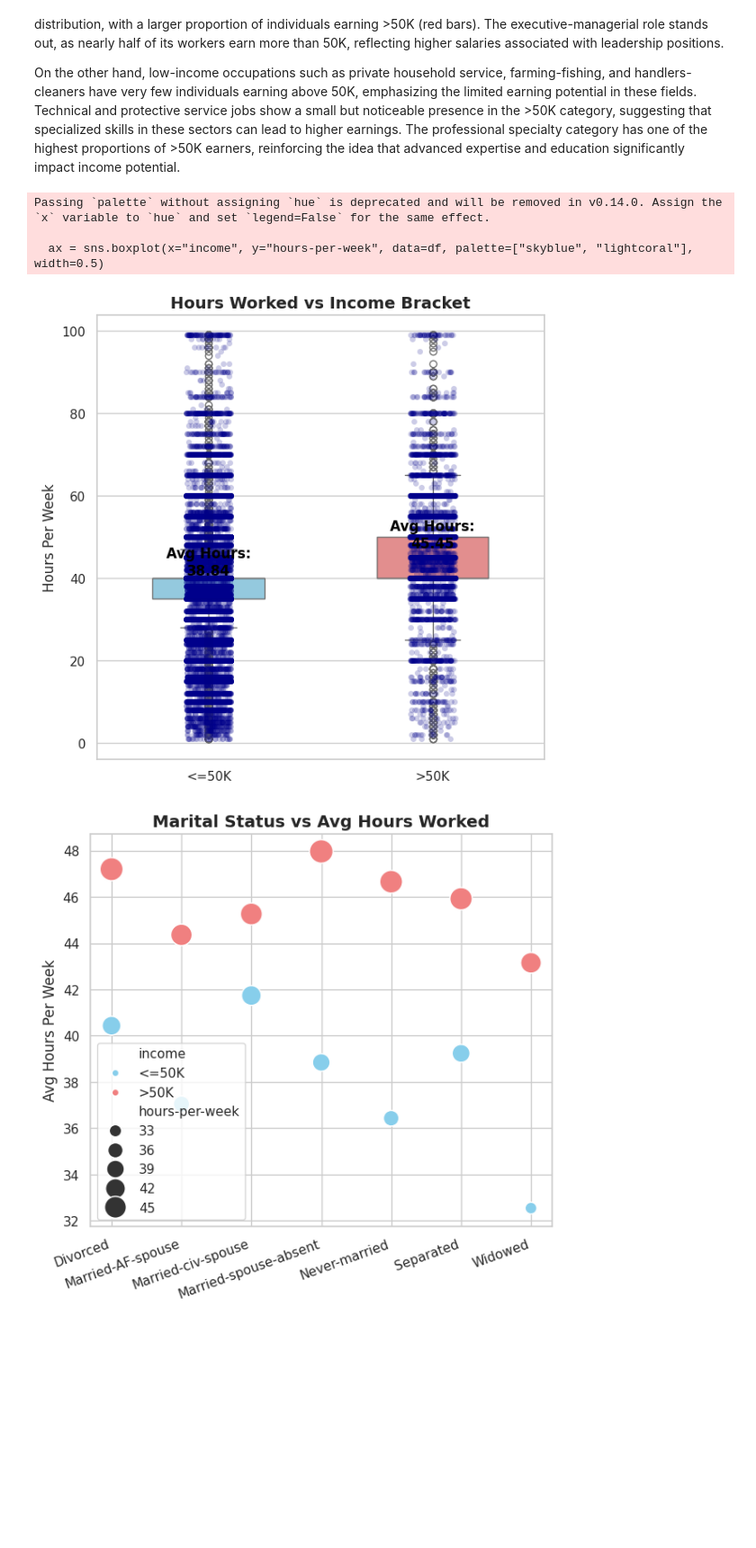
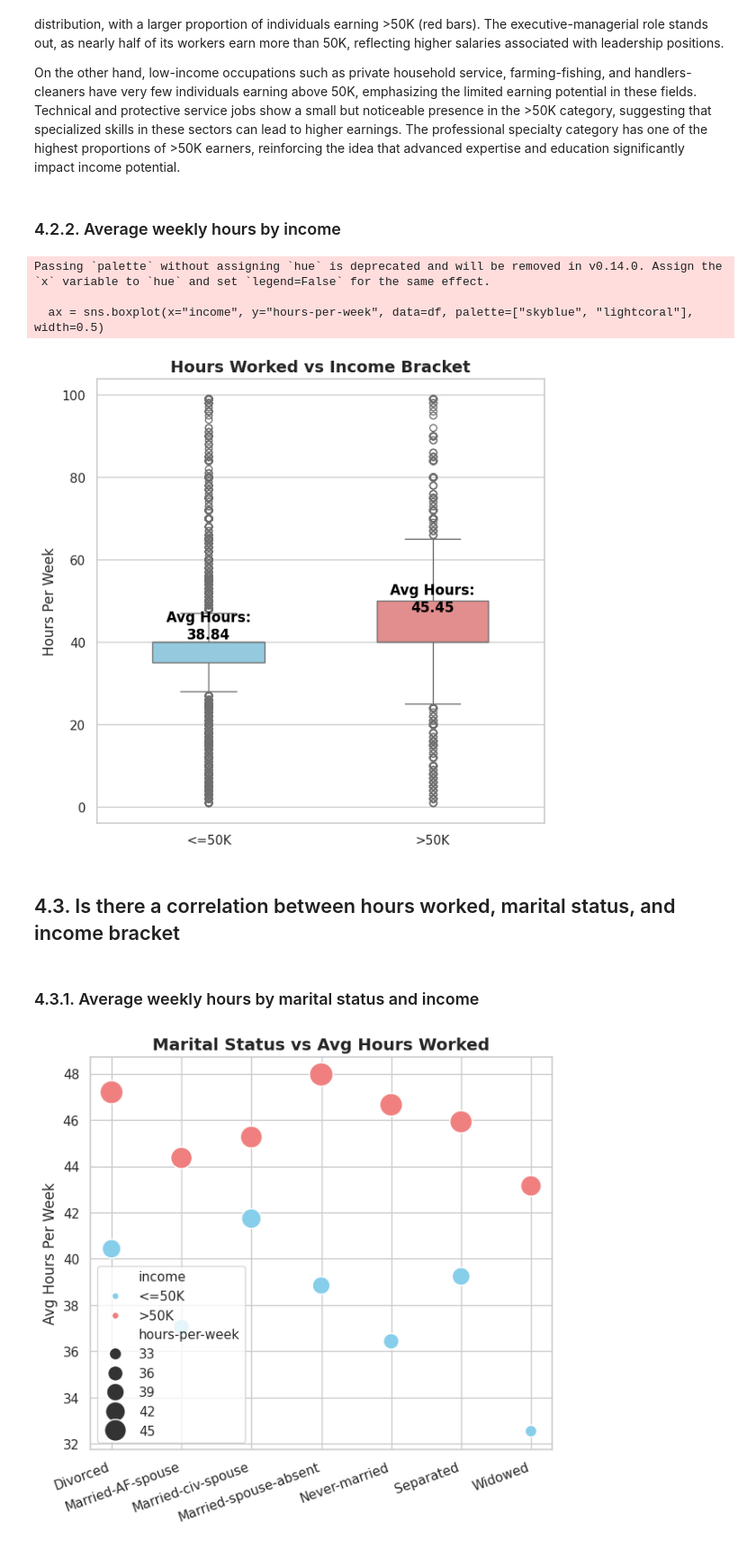
Before and after one commit to Hazim-HF/Project2DataScience, a Jupyter notebook: P152419_Project2_STQD6014.ipynb, the cells around one changed output. Shown at 90% size. Drawn from its saved outputs; the diff is of its cells as text; code cells hidden in the pictures; blank space fills up the shorter version.

```diff
--- a/P152419_Project2_STQD6014.ipynb
+++ b/P152419_Project2_STQD6014.ipynb
@@ -191,3 +172,0 @@ We can see that there are missing data which is denoted by '?' instead of null v
-# %%
-# Replace the '?' with the mode of the workclass column
-df['workclass'] = df['workclass'].str.replace('?', df['workclass'].mode()[0], regex=False)
@@ -217,12 +226,21 @@ Below is the method used for the data imputation.
 # %%
+# Replace the '?' with the mode of the workclass column
+df['workclass'] = df['workclass'].str.replace('?', 'unknown', regex=False)
+
 # Fill missing 'workclass' with mode
-df['workclass'].fillna(df['workclass'].mode()[0], inplace=True)
+df['workclass'].fillna('unknown', inplace=True)
+
+# Replace the '?' with the mode of the occupation column
+df['occupation'] = df['occupation'].str.replace('?', 'unknown', regex=False)
 
 # Fill missing 'occupation' with mode
-df['occupation'].fillna(df['occupation'].mode()[0], inplace=True)
+df['occupation'].fillna('unknown', inplace=True)
+
+# Replace the '?' with the mode of the native country column
+df['native-country'] = df['native-country'].str.replace('?', 'unknown', regex=False)
 
 # Fill missing 'native-country' with mode
-df['native-country'].fillna(df['native-country'].mode()[0], inplace=True)
+df['native-country'].fillna('unknown', inplace=True)
 # %% [output]
 The behavior will change in pandas 3.0. This inplace method will never work because the intermediate object on which we are setting values always behaves as a copy.
 
@@ -566,35 +546,38 @@ plt.show()
 The bar chart illustrates the distribution of income brackets across various occupations. The ≤50K income category (blue bars) dominates most occupations, indicating that a significant portion of the workforce earns below this threshold. Administrative, craft-repair, and other service jobs have the highest counts in this lower-income group. Notably, occupations such as professional specialty, executive-managerial, and sales have a more balanced distribution, with a larger proportion of individuals earning >50K (red bars). The executive-managerial role stands out, as nearly half of its workers earn more than 50K, reflecting higher salaries associated with leadership positions.
 
 On the other hand, low-income occupations such as private household service, farming-fishing, and handlers-cleaners have very few individuals earning above 50K, emphasizing the limited earning potential in these fields. Technical and protective service jobs show a small but noticeable presence in the >50K category, suggesting that specialized skills in these sectors can lead to higher earnings. The professional specialty category has one of the highest proportions of >50K earners, reinforcing the idea that advanced expertise and education significantly impact income potential.
+# %% [markdown]
+### 4.2.2. Average weekly hours by income
 # %%
 # Set style
 sns.set_theme(style="whitegrid")
 
 # Create boxplot
 plt.figure(figsize=(7, 7))
 ax = sns.boxplot(x="income", y="hours-per-week", data=df, palette=["skyblue", "lightcoral"], width=0.5)
-
-# Add swarmplot for better visualization
-sns.stripplot(x="income", y="hours-per-week", data=df, color="darkblue", alpha=0.2, jitter=True)
 
 # Calculate means
 means = df.groupby("income")["hours-per-week"].mean()
 
 # Annotate means on the plot
 for i, mean in enumerate(means):
     plt.text(i, mean + 2, f"Avg Hours:\n{mean:.2f}", ha="center", fontsize=12, fontweight="bold", color="black")
 
 # Customize plot
 plt.xlabel("")
 plt.ylabel("Hours Per Week", fontsize=12)
 plt.title("Hours Worked vs Income Bracket", fontsize=14, fontweight="bold")
 
 plt.show();
 # %% [output]
 Passing `palette` without assigning `hue` is deprecated and will be removed in v0.14.0. Assign the `x` variable to `hue` and set `legend=False` for the same effect.
 
   ax = sns.boxplot(x="income", y="hours-per-week", data=df, palette=["skyblue", "lightcoral"], width=0.5)
-[figure, old version]
+[figure, new version]
+# %% [markdown]
+## 4.3. Is there a correlation between hours worked, marital status, and income bracket
+# %% [markdown]
+### 4.3.1. Average weekly hours by marital status and income
 # %%
 # Group by marital status and income, then calculate mean hours worked
 avg_hours = df.groupby(["marital-status", "income"])["hours-per-week"].mean().reset_index()
```
Also changed, not shown: parts of 91 cells of this notebook.
